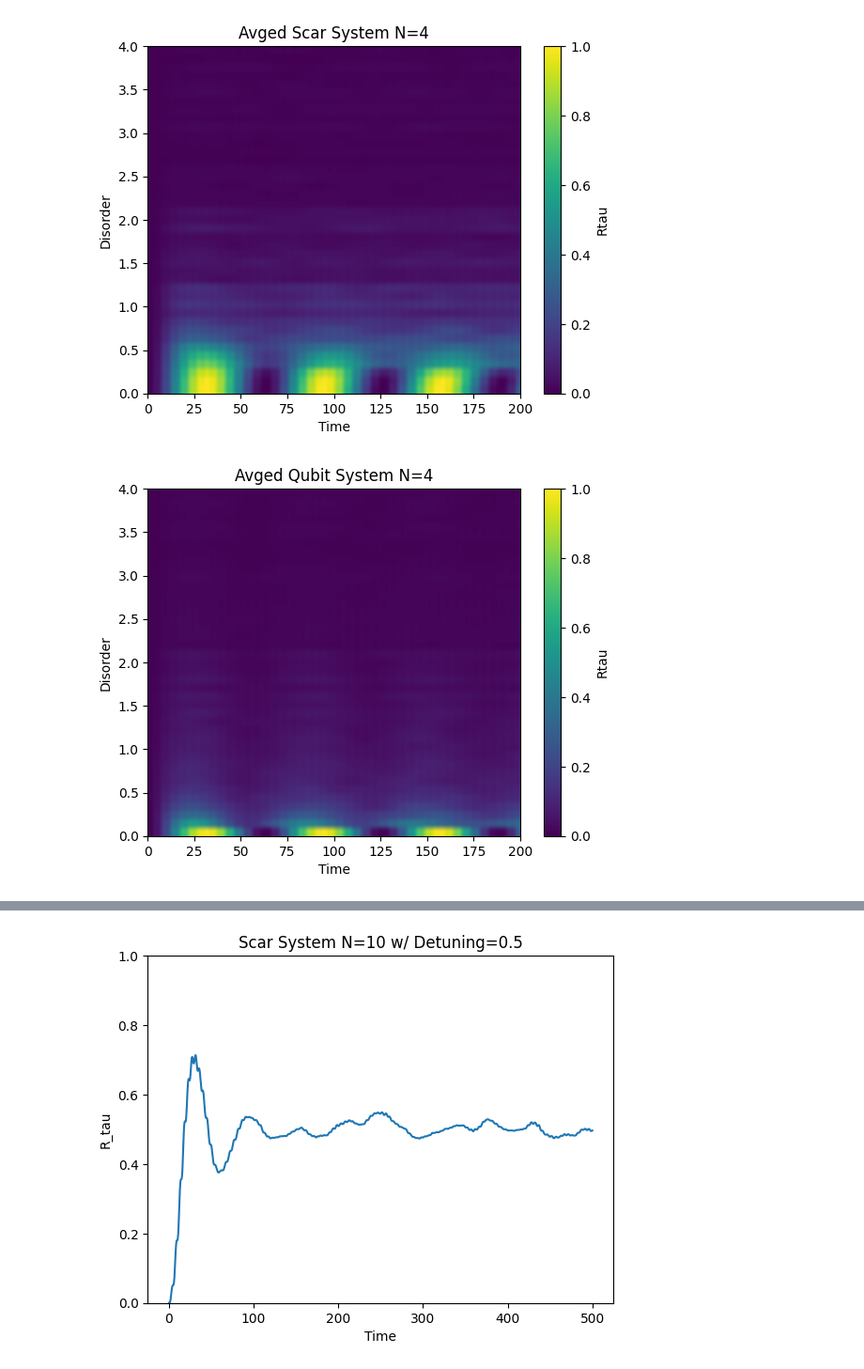
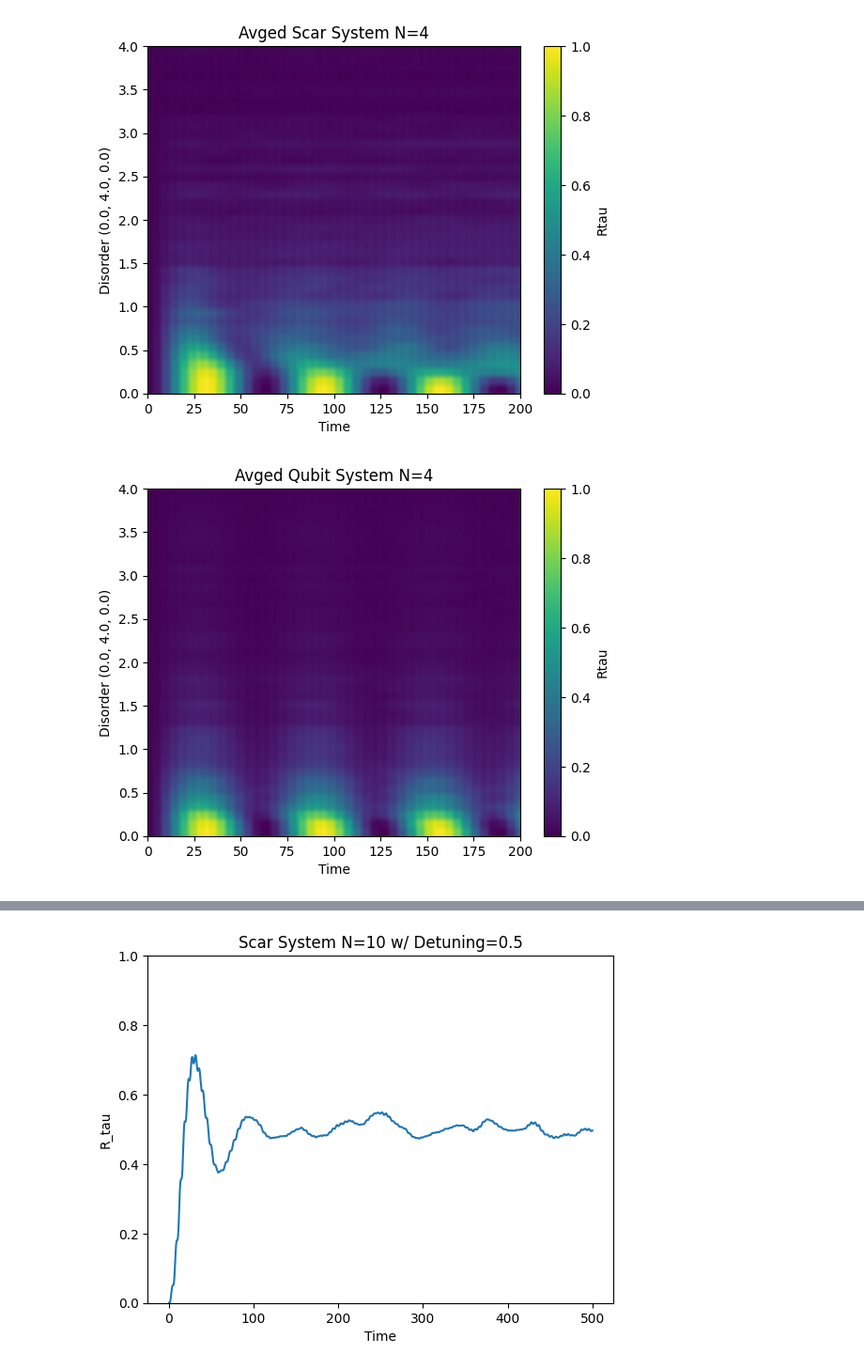
Before and after one commit to Idden/Quantum-Internship, a Jupyter notebook: Quantum_Batteries_Scars/disorder_tests/test1.ipynb, the cells around one changed output, grey strips where cells are left out. Shown at 94% size. Cells and saved outputs as stored; diff of their text form; code cells hidden in the pictures.

Commit message:
test 1 on sig x y disorder

```diff
--- a/Quantum_Batteries_Scars/disorder_tests/test1.ipynb
+++ b/Quantum_Batteries_Scars/disorder_tests/test1.ipynb
@@ -7,16 +7,18 @@ from quantumScarFunctions import *
 wd = 0.642570281124498
 wm = 0.642570281124498
 tlist = np.linspace(0, 200, 400)
-detuning = 0.5
+dz = 0.0
+dy = 0.0
+dx = 0.0
 dlist = np.linspace(0, 4, 41)
 N = 4
 reals = 50
 # %%
 densityRtau_scar = []
-for d in dlist:
+for dy in dlist:
     zeroes = np.zeros(len(tlist))
     for _ in range(reals):
-        H0, H1, eigenvalues, eigenstates, psi0, basisList = get_scar_ham(N, disorder=True, detuning=d, random_seed=True)
+        H0, H1, eigenvalues, eigenstates, psi0, basisList = get_scar_ham(N, ham_disorder=[dz, dy, dx], random_seed=True)
         args = {"A": 0.1, "omega": wd}
         H = qt.QobjEvo([H0, [H1, coeff]], args=args)
         psi_t = qt.sesolve(H, eigenstates[0], tlist, e_ops=[H0])
@@ -31,36 +33,36 @@ plt.imshow(densityRtau_scar,
            cmap='viridis', vmin=0, vmax=1)
 plt.colorbar(label="Rtau")
 plt.title(f"Avged Scar System N={N}")
-plt.ylabel("Disorder")
+plt.ylabel(f"Disorder {float(dz), float(dy), float(dx)}")
 plt.xlabel("Time")
 plt.show()
 
 # decoupled system
 densityRtau_qubit = []
-for d in dlist:
+for dy in dlist:
     zeroes = np.zeros(len(tlist))
     for _ in range(reals):
-        qH0, qH1 = get_qubit_ham(N, wm=wm, disorder=True, detuning=d, random_seed=True)
+        qH0, qH1 = get_qubit_ham(N, wm=wm, ham_disorder=[dz, dy, dx], random_seed=True)
         qeigvals, qeigstates = qH0.eigenstates()
         qband = qeigvals[-1] - qeigvals[0]
 
         qargs = {"A": 0.1, "omega": wm}
         qH = qt.QobjEvo([qH0, [qH1, coeff]], args=qargs)
         qpsi_t = qt.sesolve(qH, qeigstates[0], tlist, e_ops=[qH0])
         qRtau = np.real(qpsi_t.expect[0] - qpsi_t.expect[0][0]) / qband
         zeroes += qRtau
     densityRtau_qubit.append(zeroes / reals)
 
 plt.imshow(densityRtau_qubit,
            extent=[tlist.min(), tlist.max(), dlist.min(), dlist.max()],
            origin='lower',
            aspect='auto',
            cmap='viridis', vmin=0, vmax=1)
 plt.colorbar(label="Rtau")
 plt.title(f"Avged Qubit System N={N}")
-plt.ylabel("Disorder")
+plt.ylabel(f"Disorder {float(dz), float(dy), float(dx)}")
 plt.xlabel("Time")
 plt.show()
 # %% [output]
-[figure, old version]
+[figure, new version]
-[figure, old version]
+[figure, new version]
```
Also changed, not shown: parts of 2 cells of this notebook.
